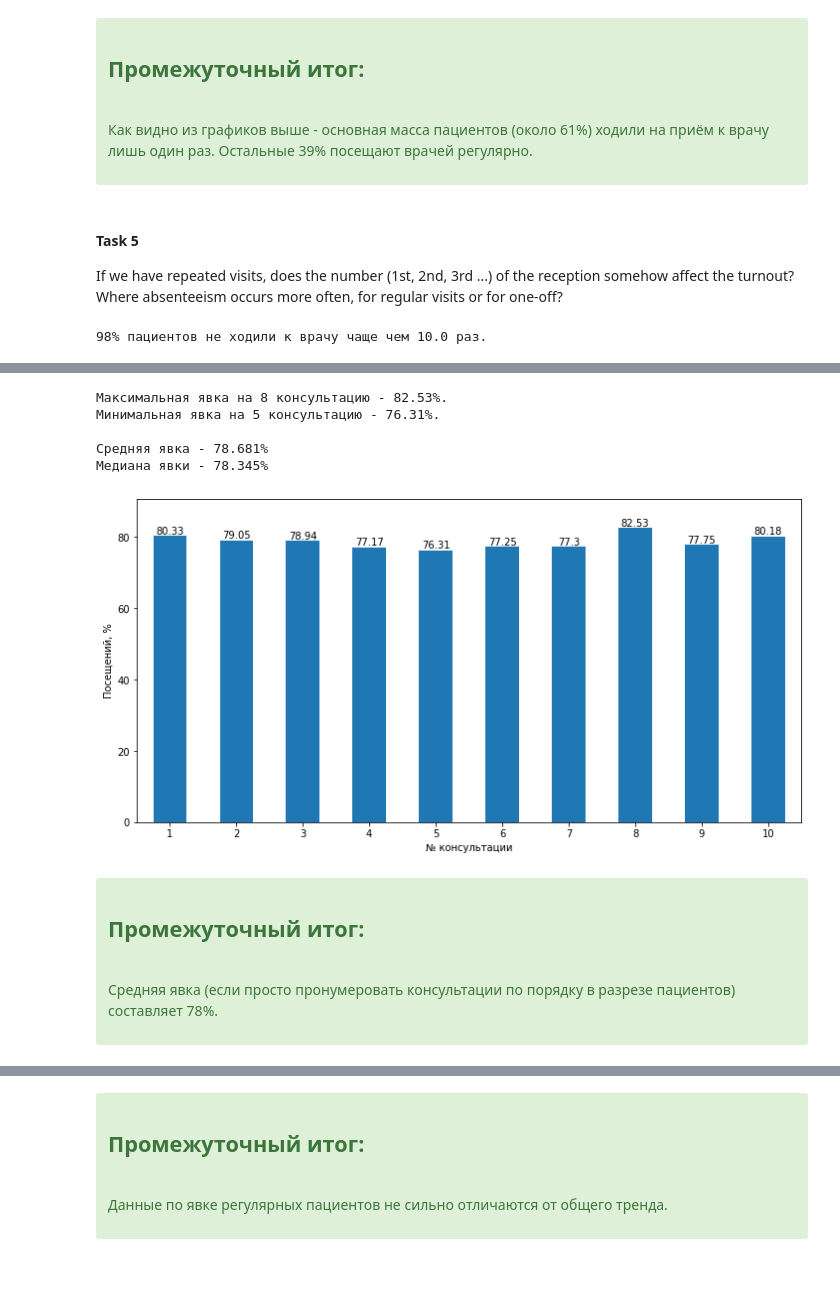
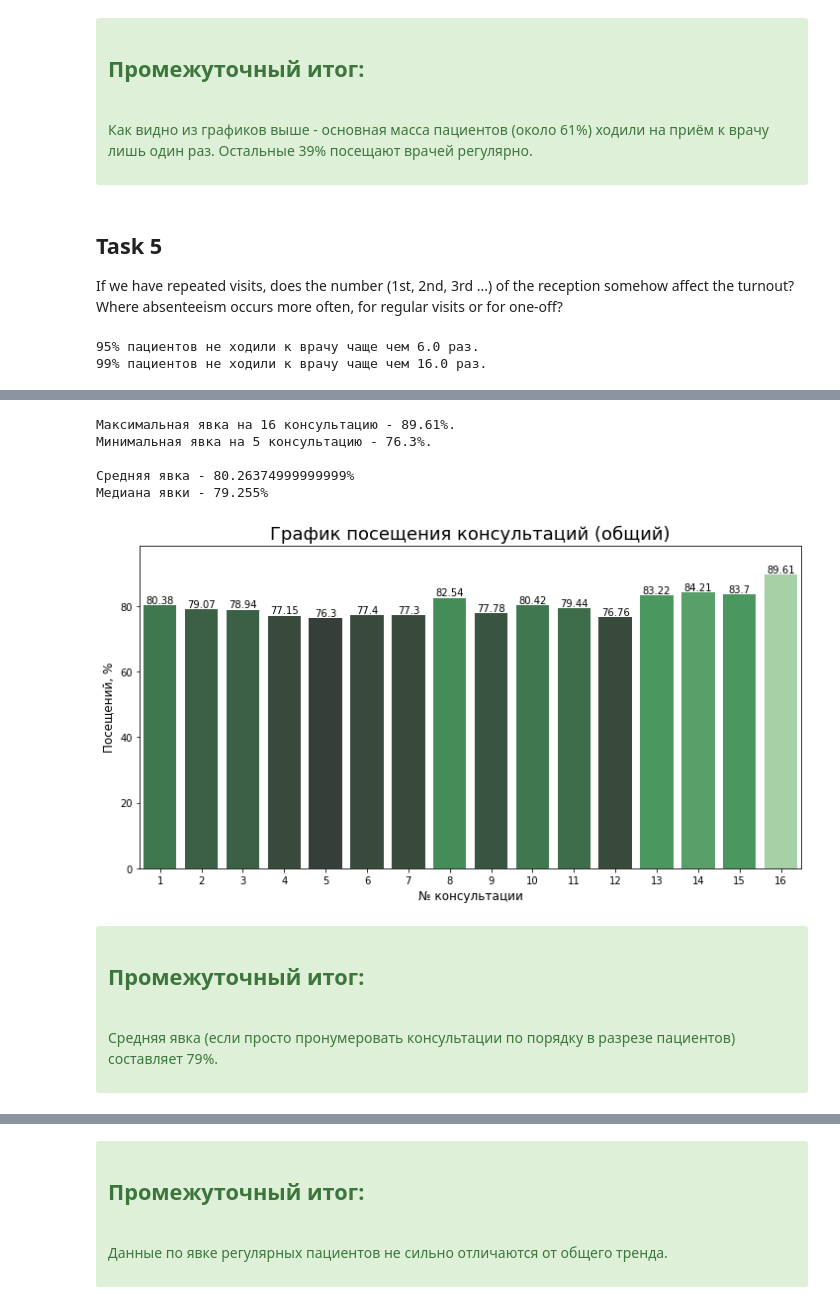
Before and after one commit to YAKOROLEVAZAMKA/emc, a Jupyter notebook: Pandas&Analytics.ipynb, the cells around one changed output, grey strips where cells are left out. Saved outputs shown, nothing was run; the diff lists cells and outputs as text; code cells hidden in the pictures; blank space fills up the shorter version.

```diff
--- a/Pandas&Analytics.ipynb
+++ b/Pandas&Analytics.ipynb
@@ -334,29 +350,34 @@ df_visits_cat[['cons_cat_name', 'patients_amount', 'regular_percent']]
 fig, axes = plt.subplots(2, 1, figsize=(18, 12))
 
 # first
-ax = df_visits_cat[['cons_cat_name', 'patients_amount']].plot(ax=axes[0], kind='bar', x='cons_cat_name', legend=False)
+#ax = df_visits_cat[['cons_cat_name', 'patients_amount']].plot(ax=axes[0], kind='bar', x='cons_cat_name', legend=False)
+ax = sns.barplot(data=df_visits_cat, ax=axes[0], x='cons_cat_name', y='patients_amount')
 
 axes[0].set_ylabel('Количество консультаций', fontsize=16)
 axes[0].set_xlabel('')
 plt.setp(ax.get_xticklabels(), rotation=0, fontsize=12)
 
+
 # annotate
-ax.bar_label(ax.containers[0], label_type='edge')
+ax.bar_label(ax.containers[0], label_type='edge', fontsize=18)
 ax.margins(y=0.1)
 
 
 # second
 ax = df_visits_cat[['cons_cat_name', 'regular_percent']].plot(ax=axes[1], kind='bar', x='cons_cat_name', legend=False)
+ax = sns.barplot(data=df_visits_cat, ax=axes[1], x='cons_cat_name', y='regular_percent')
 
 axes[1].set_ylabel('Количество консультаций, %', fontsize=16)
 axes[1].set_xlabel('')
 
 
 # annotate
-ax.bar_label(ax.containers[0], label_type='edge', fontsize=12)
+ax.bar_label(ax.containers[0], label_type='edge', fontsize=18)
 ax.margins(y=0.1)
 
+# suptitle
+plt.suptitle('Распределение количества консультаций на одного пациента', fontsize=18)
 
-plt.setp(ax.get_xticklabels(), rotation=0)
+plt.setp(ax.get_xticklabels(), rotation=0, fontsize=12)
 plt.show()
 # %% [output]
@@ -371,7 +392,7 @@ plt.show()
 
 </div>
 # %% [markdown]
-#### Task 5
+## Task 5
 If we have repeated visits, does the number (1st, 2nd, 3rd ...) of the reception somehow affect the turnout? Where absenteeism occurs more often, for regular visits or for one-off?
 # %%
 df = df.sort_values(by=['appointment_id', 'scheduled_day']).assign(ord=df.groupby(['patient_id']).cumcount())
@@ -379,14 +400,16 @@ df = df.sort_values(by=['appointment_id', 'scheduled_day']).assign(ord=df.groupb
 df['ord'] = df['ord'].apply(lambda x: x + 1)
 # df[df['patient_id'] == 67935754854294]
 # %%
-perc_repeat = np.percentile(df['ord'], 98)
-print(f'98% пациентов не ходили к врачу чаще чем {perc_repeat} раз.')
+perc_repeat = np.percentile(df['ord'], [95, 99])
+print(f'95% пациентов не ходили к врачу чаще чем {perc_repeat[0]} раз.')
+print(f'99% пациентов не ходили к врачу чаще чем {perc_repeat[1]} раз.')
 
-df_perc_repeat_clean = df[df['ord'] <= perc_repeat]
+df_perc_repeat_clean = df[df['ord'] <= perc_repeat[1]]
 # %% [output]
-98% пациентов не ходили к врачу чаще чем 10.0 раз.
+95% пациентов не ходили к врачу чаще чем 6.0 раз.
+99% пациентов не ходили к врачу чаще чем 16.0 раз.
 # %%
-def analyze_turnout(df):
+def analyze_turnout(df, ttl=''):
     # group data
     df['percent'] = round(df['visited'] / df['total'] * 100, 2)
     display(df)
@@ -404,12 +427,21 @@ def analyze_turnout(df):
     print()
     print(f'Средняя явка - {mean_perc}%')
     print(f'Медиана явки - {median_perc}%')
+    print()
+    print()
 
     # plot
-    ax = df.plot(kind='bar', x='ord', y='percent', figsize=(12, 6), legend=False)
+    #ax = df.plot(kind='bar', x='ord', y='percent', figsize=(12, 6), legend=False)
+    fig = plt.figure(figsize=(12, 6))
 
-    plt.ylabel('Посещений, %')
-    plt.xlabel('№ консультации')
+    # try / except to surpass solo-bar cases
+    try:
+        ax = sns.barplot(data=df, x='ord', y='percent', palette=colors_from_values(df['percent'], "Greens_d"))
+    except:
+        ax = sns.barplot(data=df, x='ord', y='percent', palette="Greens_d")
+
+    plt.ylabel('Посещений, %', fontsize=12)
+    plt.xlabel('№ консультации', fontsize=12)
 
     plt.xticks(rotation=0)
 
@@ -417,8 +449,14 @@ def analyze_turnout(df):
     ax.bar_label(ax.containers[0], label_type='edge')
     ax.margins(y=0.1)
 
+    # label
+    plt.title(f'{ttl}', fontsize=18)
+
     plt.show()
 # %%
-analyze_turnout(df_perc_repeat_clean.groupby('ord').agg(total=('show', 'count'), visited=('show', 'sum')).reset_index())
+analyze_turnout(
+    df_perc_repeat_clean.groupby('ord').agg(total=('show', 'count'), visited=('show', 'sum')).reset_index(),
+    ttl='График посещения консультаций (общий)'
+)
 # %% [output]
 |  | ord | total | visited | percent |
@@ -435,15 +479,15 @@ analyze_turnout(df_perc_repeat_clean.groupby('ord').agg(total=('show', 'count'),
-Максимальная явка на 8 консультацию - 82.53%.
-Минимальная явка на 5 консультацию - 76.31%.
+Максимальная явка на 16 консультацию - 89.61%.
+Минимальная явка на 5 консультацию - 76.3%.
 
-Средняя явка - 78.681%
-Медиана явки - 78.345%
+Средняя явка - 80.26374999999999%
+Медиана явки - 79.255%
-[figure, old version]
+[figure, new version]
 # %% [markdown]
 <div class="alert alert-block alert-success">
     <h2> Промежуточный итог:</h2>
 <br/>
 
-Средняя явка (если просто пронумеровать консультации по порядку в разрезе пациентов) составляет 78%.
+Средняя явка (если просто пронумеровать консультации по порядку в разрезе пациентов) составляет 79%.
 
 
 </div>
```
Also changed, not shown: parts of 43 cells of this notebook.
